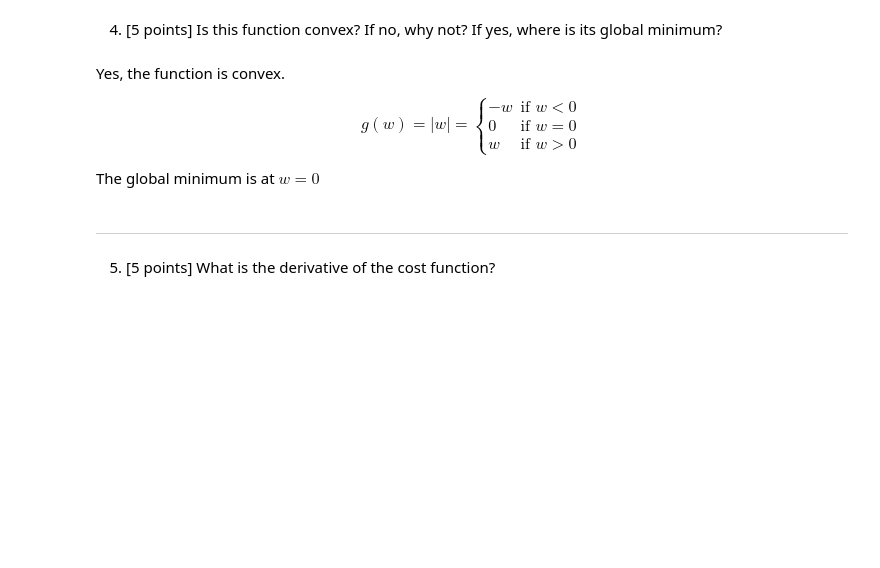
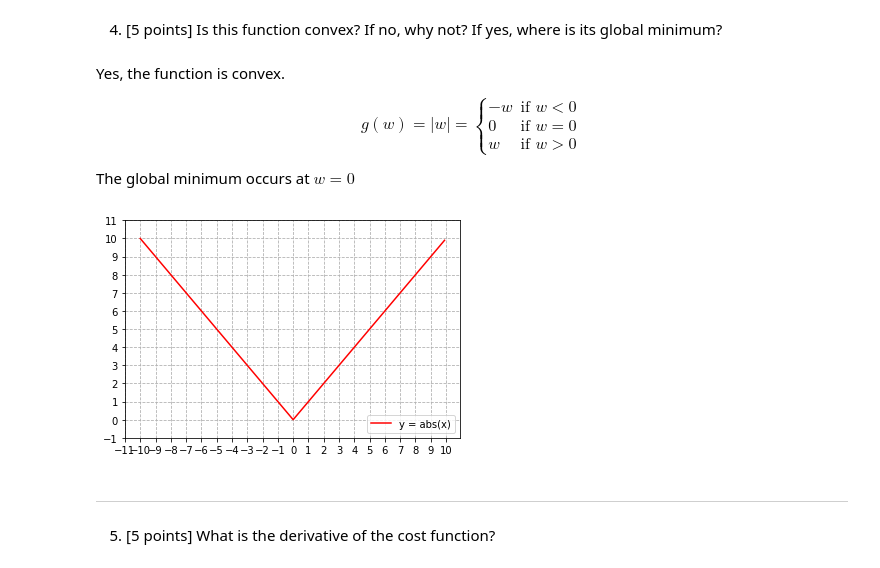
Before and after one commit to lostflux/machine-learning, a Jupyter notebook: HW1/HW1_cosc74.ipynb, the cells around one changed output. Cells and saved outputs as stored; diff of their text form; code cells hidden in the pictures; blank space fills up the shorter version.

```diff
--- a/HW1/HW1_cosc74.ipynb
+++ b/HW1/HW1_cosc74.ipynb
@@ -126,7 +111,26 @@ g(w) = \left \vert w \right \vert = \begin{cases}
 \end{cases}
 $$
 
-The global minimum is at $w = 0$
+The global minimum occurs at $w = 0$
+# %%
+import numpy as np
+import matplotlib.pyplot as plt
+x, f_x = [], []
+for i in np.arange(-10.0, 10.0, 0.1):
+    x.append(i)
+    f_x.append(np.abs(i))
+
+plt.plot(x, f_x, color="red", label='y = abs(x)')
+
+plt.xticks(np.arange(-11, 11, 1))
+plt.yticks(np.arange(-1, 12, 1))
+plt.grid(linestyle="--")
+
+plt.legend(loc="lower right")
+
+plt.show()
+# %% [output]
+[figure, added]
 # %% [markdown]
 ---
 
```
Also changed, not shown: parts of 16 cells of this notebook, 1 other file.
